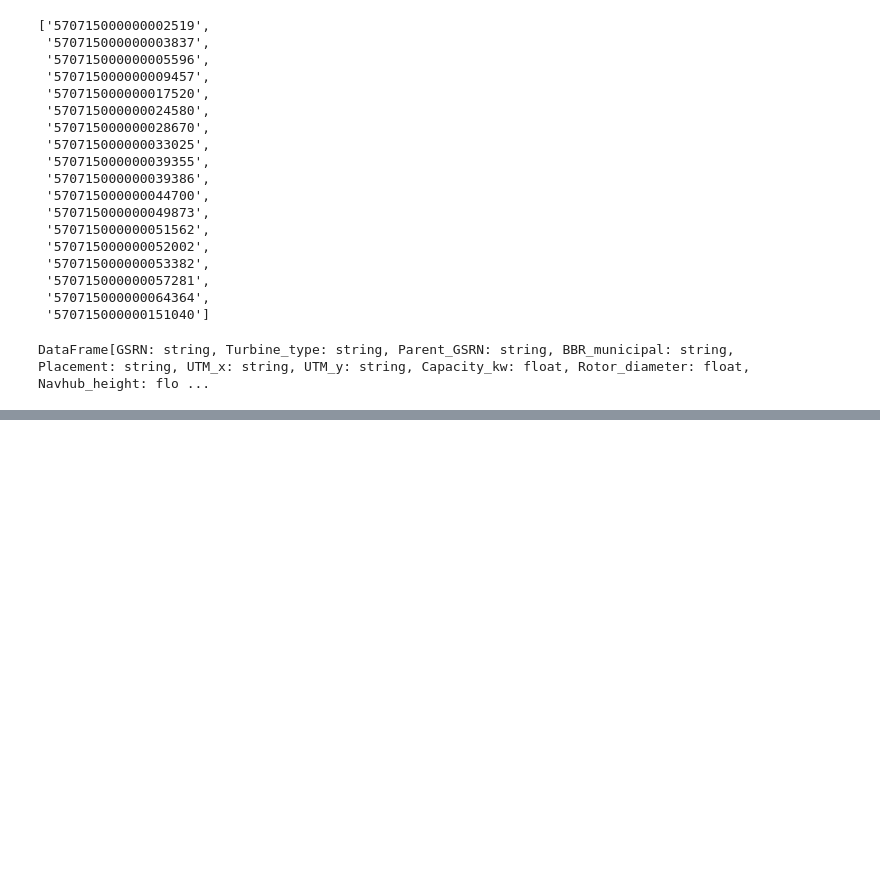
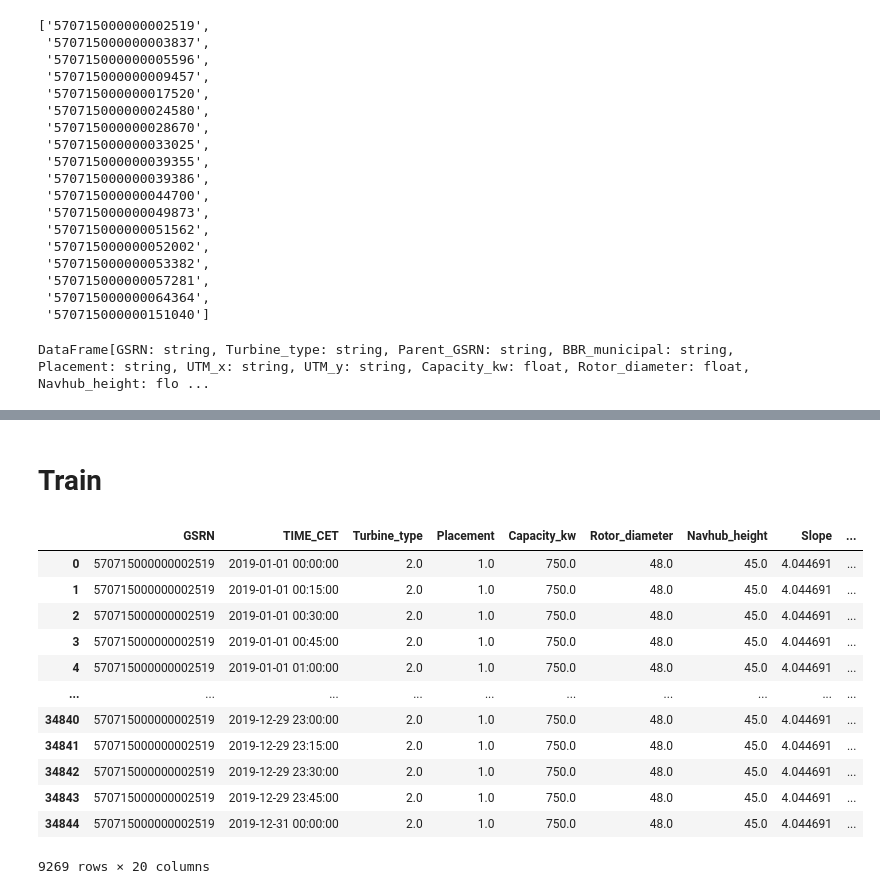
Before and after one commit to sevewing/WindmillPrediction, a Jupyter notebook: Single.ipynb, the cells around one changed output, grey strips where cells are left out. Saved outputs shown, nothing was run; the diff lists cells and outputs as text; code cells hidden in the pictures; blank space fills up the shorter version.

```diff
--- a/Single.ipynb
+++ b/Single.ipynb
@@ -264,0 +261,20 @@ test_pd = pd.read_csv("570715000000002519_test.csv")
+# %% [markdown]
+# Train
+# %%
+train_pd = pq.read_table("data/single_train_2.parquet").to_pandas()
+# %%
+train_pd
+# %% [output]
+|  | GSRN | TIME_CET | Turbine_type | Placement | Capacity_kw | Rotor_diameter | Navhub_height | Slope | ... |
+| 0 | 570715000000002519 | 2019-01-01 00:00:00 | 2.0 | 1.0 | 750.0 | 48.0 | 45.0 | 4.044691 | ... |
+| 1 | 570715000000002519 | 2019-01-01 00:15:00 | 2.0 | 1.0 | 750.0 | 48.0 | 45.0 | 4.044691 | ... |
+| 2 | 570715000000002519 | 2019-01-01 00:30:00 | 2.0 | 1.0 | 750.0 | 48.0 | 45.0 | 4.044691 | ... |
+| 3 | 570715000000002519 | 2019-01-01 00:45:00 | 2.0 | 1.0 | 750.0 | 48.0 | 45.0 | 4.044691 | ... |
+| 4 | 570715000000002519 | 2019-01-01 01:00:00 | 2.0 | 1.0 | 750.0 | 48.0 | 45.0 | 4.044691 | ... |
+| ... | ... | ... | ... | ... | ... | ... | ... | ... | ... |
+| 34840 | 570715000000002519 | 2019-12-29 23:00:00 | 2.0 | 1.0 | 750.0 | 48.0 | 45.0 | 4.044691 | ... |
+| 34841 | 570715000000002519 | 2019-12-29 23:15:00 | 2.0 | 1.0 | 750.0 | 48.0 | 45.0 | 4.044691 | ... |
+| 34842 | 570715000000002519 | 2019-12-29 23:30:00 | 2.0 | 1.0 | 750.0 | 48.0 | 45.0 | 4.044691 | ... |
+| 34843 | 570715000000002519 | 2019-12-29 23:45:00 | 2.0 | 1.0 | 750.0 | 48.0 | 45.0 | 4.044691 | ... |
+| 34844 | 570715000000002519 | 2019-12-31 00:00:00 | 2.0 | 1.0 | 750.0 | 48.0 | 45.0 | 4.044691 | ... |
+9269 rows × 20 columns
```
Also changed, not shown: parts of 23 cells of this notebook, 4 other files.
